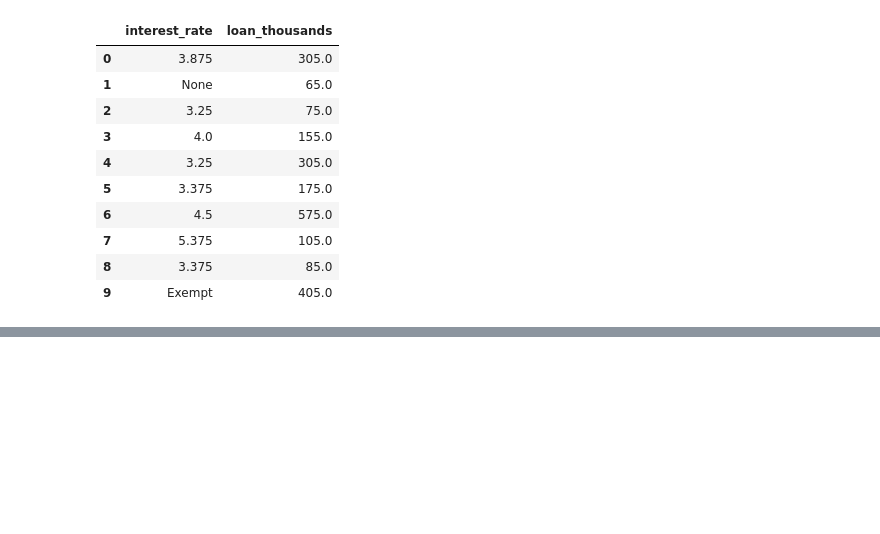
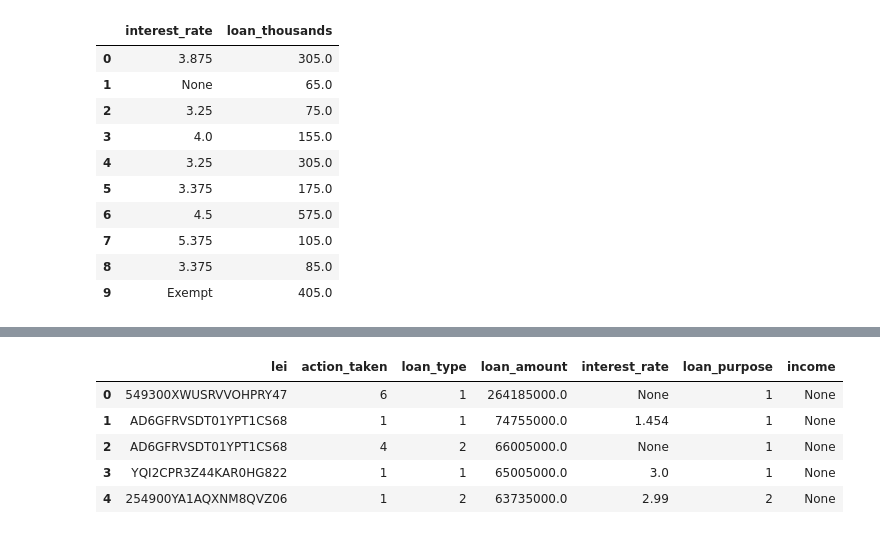
Before and after one commit to cs544-wisc/s23, a Jupyter notebook: lec/15-sql/demo.ipynb, the cells around one changed output, grey strips where cells are left out. Drawn from its saved outputs; the diff is of its cells as text; code cells hidden in the pictures; blank space fills up the shorter version.

```diff
--- a/lec/15-sql/demo.ipynb
+++ b/lec/15-sql/demo.ipynb
@@ -157,0 +140,15 @@ WHERE income >= 1000000
+# %%
+# what are the five biggest loans in terms of dollar amount?  Practice ORDER BY.
+pd.read_sql(text("""
+SELECT *
+FROM loans
+ORDER BY loan_amount DESC
+LIMIT 5
+"""), conn)
+# %% [output]
+|  | lei | action_taken | loan_type | loan_amount | interest_rate | loan_purpose | income |
+| 0 | 549300XWUSRVVOHPRY47 | 6 | 1 | 264185000.0 | None | 1 | None |
+| 1 | AD6GFRVSDT01YPT1CS68 | 1 | 1 | 74755000.0 | 1.454 | 1 | None |
+| 2 | AD6GFRVSDT01YPT1CS68 | 4 | 2 | 66005000.0 | None | 1 | None |
+| 3 | YQI2CPR3Z44KAR0HG822 | 1 | 1 | 65005000.0 | 3.0 | 1 | None |
+| 4 | 254900YA1AQXNM8QVZ06 | 1 | 2 | 63735000.0 | 2.99 | 2 | None |
```
Also changed, not shown: parts of 31 cells of this notebook.
